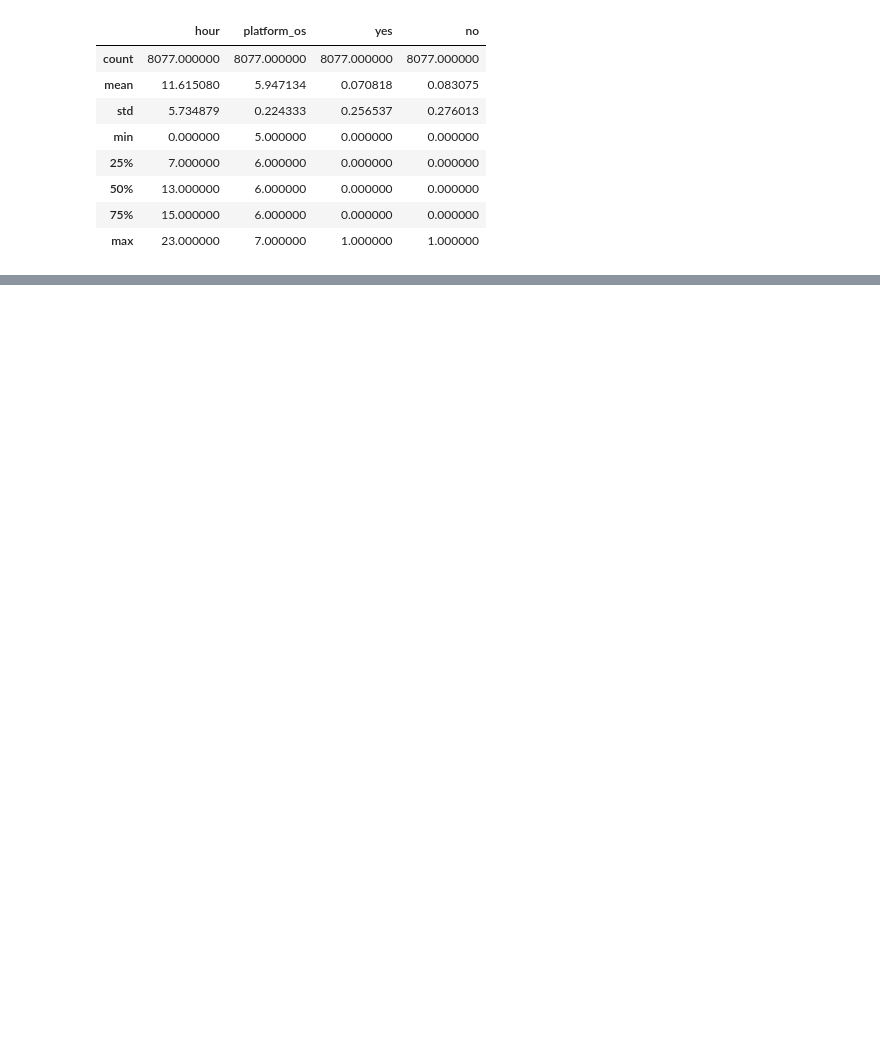
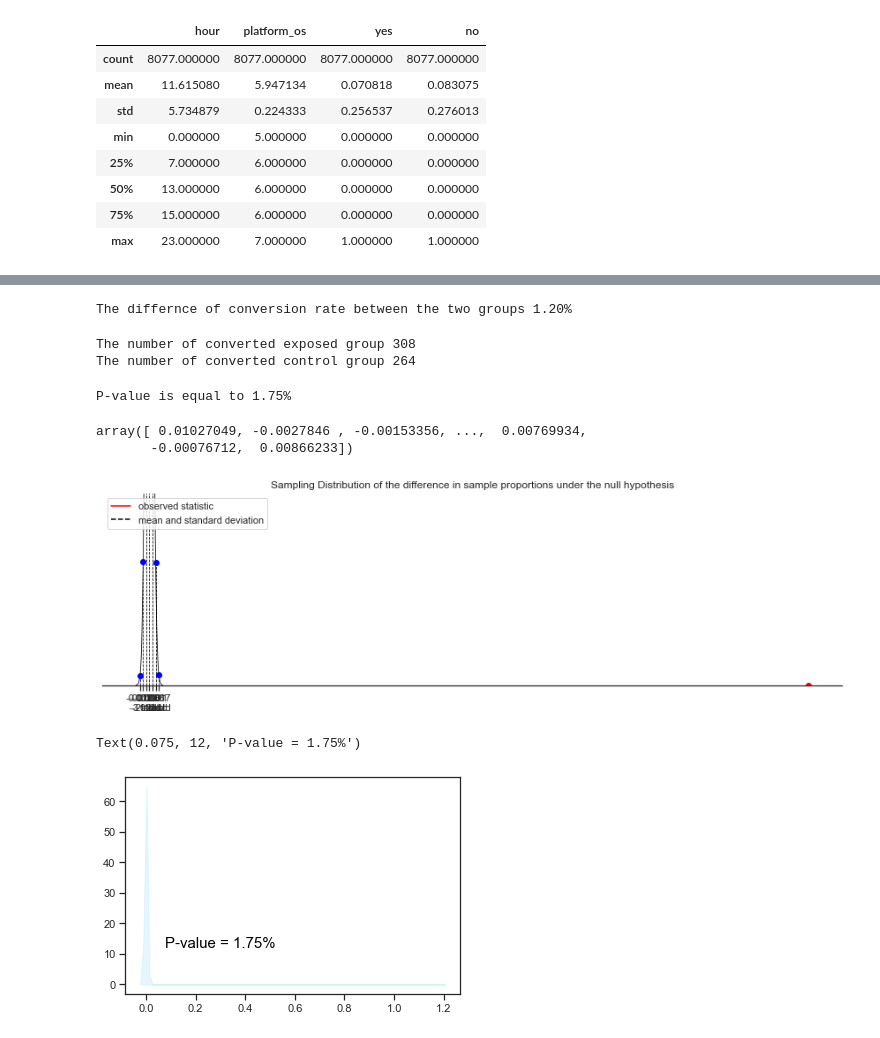
Before and after one commit to 10-Academy-Group-2/AB-Testing-Ad-campaign-performance-P, a Jupyter notebook: notebooks/Preprocessing_and_EDA.ipynb, the cells around one changed output, grey strips where cells are left out. Drawn from its saved outputs; the diff is of its cells as text; code cells hidden in the pictures; blank space fills up the shorter version.

```diff
--- a/notebooks/Preprocessing_and_EDA.ipynb
+++ b/notebooks/Preprocessing_and_EDA.ipynb
@@ -225,0 +294,39 @@ df.describe()
+# %%
+diff = exposed.yes.mean() - control.yes.mean()
+diff = diff * 100
+print('The differnce of conversion rate between the two groups' ,"{0:.2f}%".format(diff))
+# %% [output]
+The differnce of conversion rate between the two groups 1.20%
+# %%
+### Assign the conversion value of the group
+exposed_converted = exposed.query('yes == 1')
+control_converted = control.query('yes == 1')
+print(f'The number of converted exposed group {exposed_converted.shape[0]}')
+print(f'The number of converted control group {control_converted.shape[0]}')
+# %% [output]
+The number of converted exposed group 308
+The number of converted control group 264
+# %%
+#storing number of conversions for exposed and control groups as numpy arrays
+count = np.array([exposed_converted.shape[0], control_converted.shape[0]])
+#storing sample sizes of exposed and control group as numpy arrays
+nobs = np.array([exposed.shape[0], control.shape[0]])
+#storing results of z test in variables
+stat, p_val = proportions_ztest(count, nobs, alternative = 'larger')
+p_form = '{0:.2f}%'.format(p_val*100)
+print('P-value is equal to {}'.format(p_form))
+# %% [output]
+P-value is equal to 1.75%
+# %%
+# Draw 100000 samples from binominal distribution
+exposed_simulation = np.random.binomial(exposed.shape[0], exposed.yes.mean(), 100000)/exposed.shape[0]
+control_simulation = np.random.binomial(control.shape[0], control.yes.mean(), 100000)/control.shape[0]
+p_diffs = exposed_simulation - control_simulation
+diffs = np.array(p_diffs)
+
+#Creation of normal distribution centered at zero
+null_vals = np.random.normal(0, np.std(diffs), len(diffs))
+null_vals
+# %% [output]
+array([ 0.01027049, -0.0027846 , -0.00153356, ...,  0.00769934,
+       -0.00076712,  0.00866233])
@@ -225,0 +393,26 @@ df.describe()
+# %%
+def shading(data, left, right, color):
+
+    """
+    This function shades areas of the kde plot.
+    Arguments:
+    data = array
+    left = left boundary of the area to be shaded
+    right = right boundary of the area to be shaded
+    color = color
+    """
+
+    #Shading areas
+    kde = stats.gaussian_kde(data)
+    shade = np.linspace(left, right, 100)
+    plt.fill_between(shade, kde(shade), color = color, alpha = 0.5)
+# %%
+# Plotting the sampling distribution
+statplot(null_vals, 15, diff, 'Sampling Distribution of the difference in sample proportions under the null hypothesis')
+shading(null_vals, diff, null_vals.max(),'#aaffb5')
+shading(null_vals, null_vals.min(), diff,'#cceefb')
+plt.text(0.075, 12, "P-value = {}".format(p_form), color = 'black', size = 15)
+# %% [output]
+[figure, added]
+Text(0.075, 12, 'P-value = 1.75%')
+[figure, added]
```
Also changed, not shown: parts of 19 cells of this notebook.
